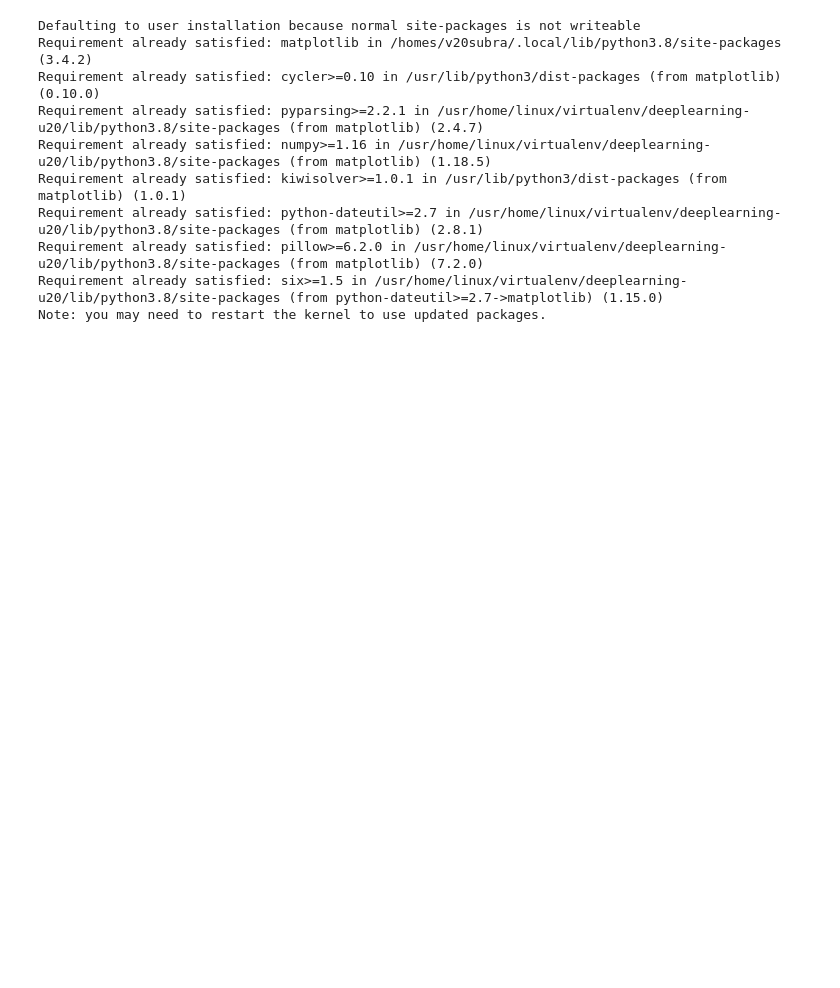
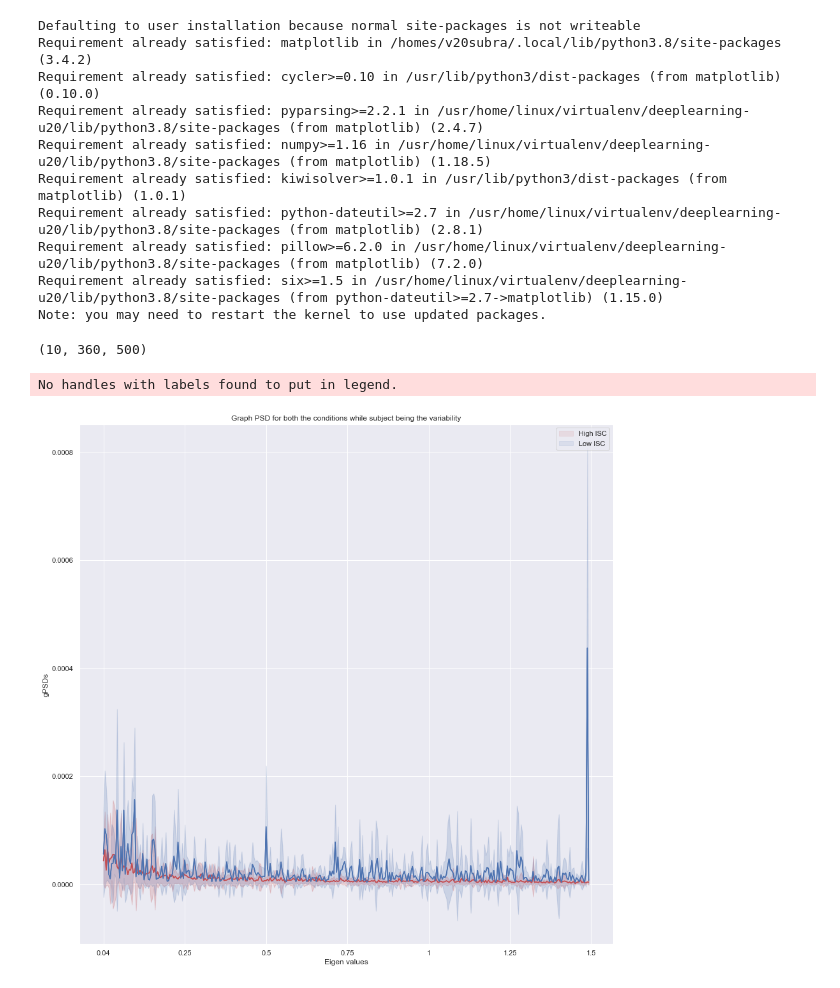
Before and after one commit to venkateshness/Internship_HBN, a Jupyter notebook: filtered_ipynbs/GSP_Analysis.ipynb, the cells around one changed output. Cells and saved outputs as stored; diff of their text form; code cells hidden in the pictures; blank space fills up the shorter version.

```diff
--- a/filtered_ipynbs/GSP_Analysis.ipynb
+++ b/filtered_ipynbs/GSP_Analysis.ipynb
@@ -58,8 +57,8 @@ import numpy as np
 with np.load(f"/homes/v20subra/S4B2/GSP/hcp/atlas.npz") as dobj:
     atlas = dict(**dobj)
 # %%
-high = np.load('/homes/v20subra/S4B2/Generated_Data/high_isc_averaged_with_cov.npz')['high_isc_averaged']
-low = np.load('/homes/v20subra/S4B2/Generated_Data/low_isc_averaged_with_cov.npz')['low_isc_averaged']
+high = np.load('/users/local/Venkatesh/Generated_Data/high_isc_averaged_with_cov.npz')['high_isc_averaged']
+low = np.load('/users/local/Venkatesh/Generated_Data/low_isc_averaged_with_cov.npz')['low_isc_averaged']
 np.shape(low)
 # %% [output]
 (10, 360, 500)
@@ -358,3 +327,43 @@ Requirement already satisfied: python-dateutil>=2.7 in /usr/home/linux/virtualen
 Requirement already satisfied: pillow>=6.2.0 in /usr/home/linux/virtualenv/deeplearning-u20/lib/python3.8/site-packages (from matplotlib) (7.2.0)
 Requirement already satisfied: six>=1.5 in /usr/home/linux/virtualenv/deeplearning-u20/lib/python3.8/site-packages (from python-dateutil>=2.7->matplotlib) (1.15.0)
 Note: you may need to restart the kernel to use updated packages.
+# %%
+np.shape(high)
+# %% [output]
+(10, 360, 500)
+# %%
+
+
+#def lowISC_high_ISC(*typ):
+a = 1  # number of rows
+b = 2  # number of columns
+c = 1  # initialize plot counter
+plt.figure(figsize=(15,15))
+typ = {'High ISC':high_gft,'Low ISC':low_gft}
+for i in range(2):
+
+        mean_t1,std_t1, top1, bottom1= mean_std(high_gft,3)
+        mean_t2,std_t2, top2, bottom2= mean_std(low_gft,3)
+
+        plt.legend()
+        plt.plot(range(359),mean_t1,color='r')
+        plt.fill_between(range(359),bottom1,top1, color='r', alpha=.1,label='High ISC')
+        plt.plot(range(359),mean_t2,color='b')
+        plt.fill_between(range(359),bottom2, top2, color='b', alpha=.1,label='Low ISC')
+        plt.ylabel('gPSDs')
+        plt.xlabel('Eigen values')
+        plt.title('Graph PSD for both the conditions while subject being the variability')
+        plt.xticks(ticks=[0,60,120,180,240,300,360],labels=["0.04","0.25","0.5","0.75","1","1.25","1.5"],rotation='horizontal')
+        #plt.axvline(x=250, linestyle = '--', color='g')
+
+        #plt.ylabel('log (gPSD)')
+#plt.suptitle('Dichotomized the eigen values(at 1.02) such that the power distribution is same & sliced the PSD using the same [Low freq = blue] Note: used np.abs while using indicator')
+plt.show()
+
+# ideas:
+#1. Sub-wise plot
+#2. Freq-wise plot
+#3. High - Low "dicotomized plot" and compare high - low heatmap
+# %% [output]
+No handles with labels found to put in legend.
+[figure, added]
```
Also changed, not shown: parts of 7 cells of this notebook, 3 other files.
